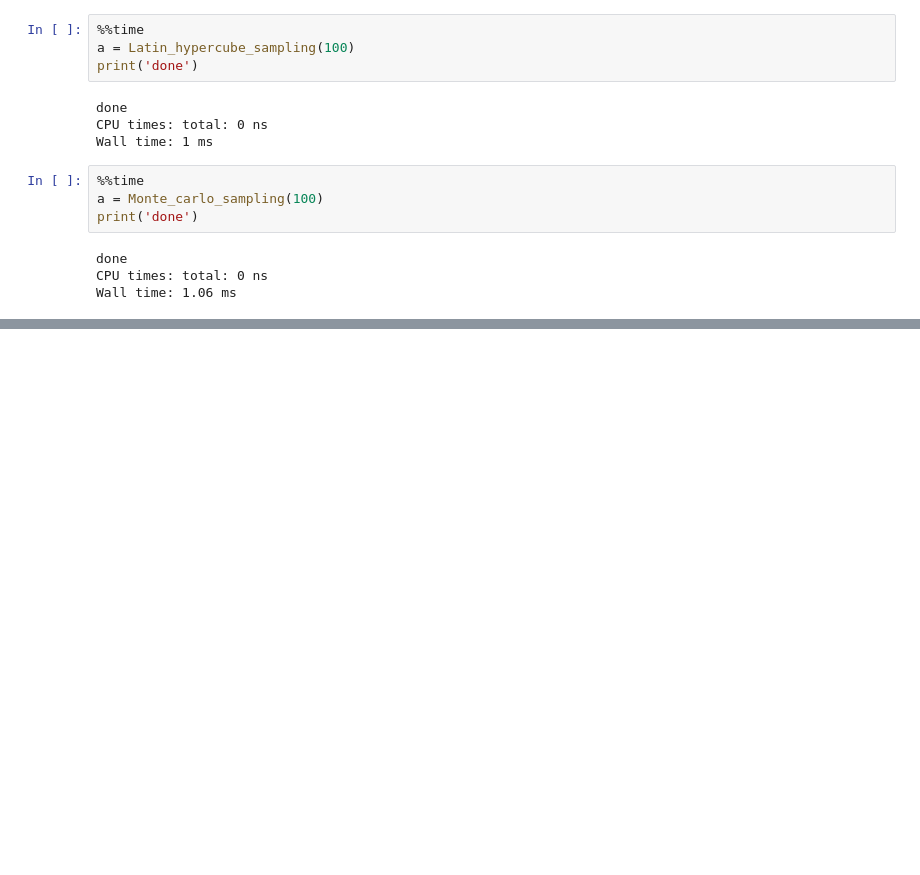
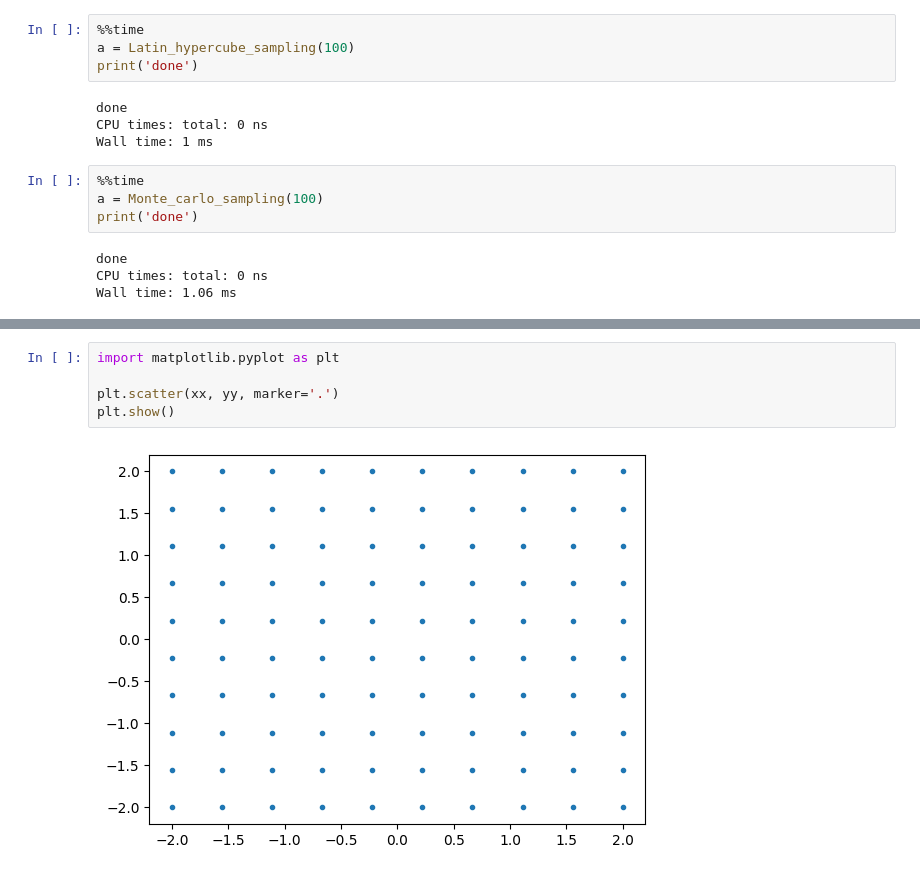
Before and after one commit to Alex-notmyname/Stochastic_simulation, a Jupyter notebook: Assignment_1/test.ipynb, the cells around one changed output, grey strips where cells are left out. Drawn from its saved outputs; the diff is of its cells as text; blank space fills up the shorter version.

```diff
--- a/Assignment_1/test.ipynb
+++ b/Assignment_1/test.ipynb
@@ -134,0 +137,7 @@ Wall time: 307 ms
+# %%
+import matplotlib.pyplot as plt
+
+plt.scatter(xx, yy, marker='.')
+plt.show()
+# %% [output]
+[figure, added]
```
Also changed, not shown: parts of 5 cells of this notebook, 5 other files.
